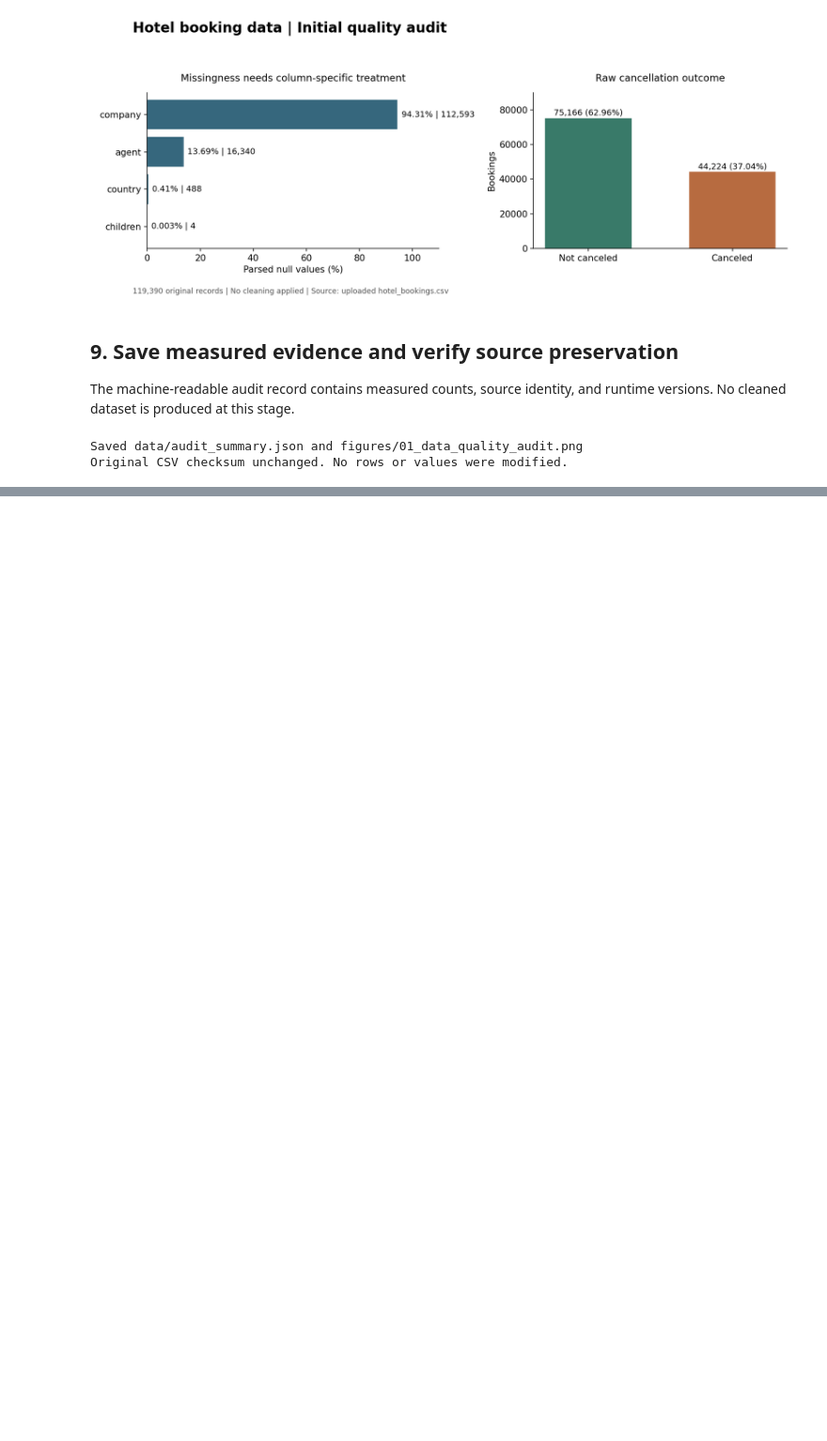
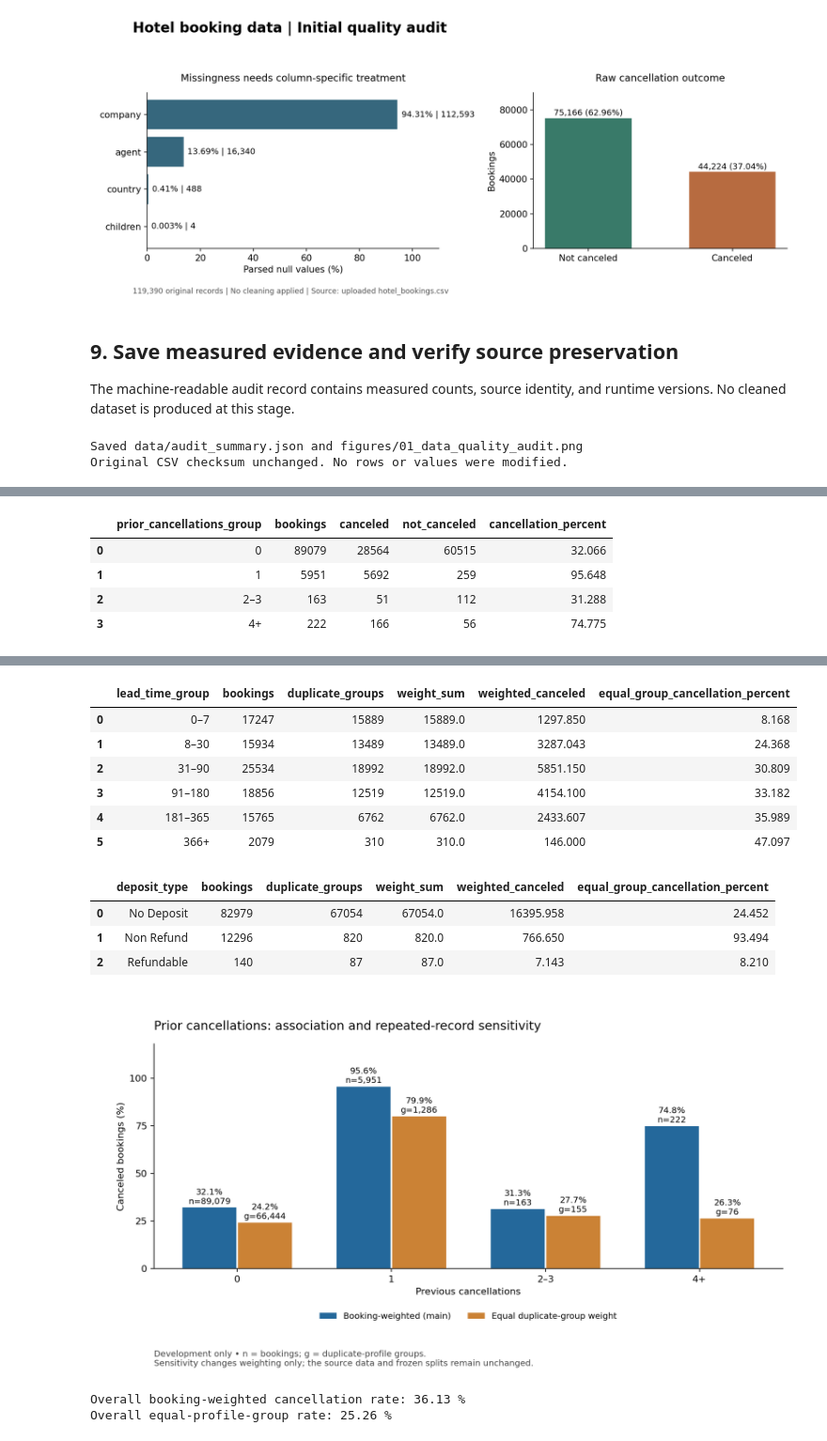
Before and after one commit to faraaz1027-cloud/cse437-hotel-cancellation-15, a Jupyter notebook: notebooks/01_data_audit_and_eda.ipynb, the cells around one changed output, grey strips where cells are left out. Shown at 94% size. Cells and saved outputs as stored; diff of their text form; code cells hidden in the pictures; blank space fills up the shorter version.

```diff
--- a/notebooks/01_data_audit_and_eda.ipynb
+++ b/notebooks/01_data_audit_and_eda.ipynb
@@ -344,0 +476,14 @@ OpenAI ChatGPT/Codex assisted with audit code, execution, figures, and interpret
+# %%
+display(eda_tables['prior_cancellation_rates'].round(3))
+display(eda_tables['sensitivity_prior_cancellations'].round(3))
+display(eda_tables['sensitivity_lead_time'].round(3))
+display(eda_tables['sensitivity_deposit'].round(3))
+display(Image(filename=str(ROOT / 'figures/05_prior_cancellations_sensitivity.png')))
+print('Overall booking-weighted cancellation rate:', round(eda_summary['cancellation_percent'],2),'%')
+print('Overall equal-profile-group rate:', round(eda_summary['equal_group_cancellation_percent'],2),'%')
+# %% [output]
+|  | prior_cancellations_group | bookings | canceled | not_canceled | cancellation_percent |
+| 0 | 0 | 89079 | 28564 | 60515 | 32.066 |
+| 1 | 1 | 5951 | 5692 | 259 | 95.648 |
+| 2 | 2–3 | 163 | 51 | 112 | 31.288 |
+| 3 | 4+ | 222 | 166 | 56 | 74.775 |
@@ -344,0 +495,14 @@ OpenAI ChatGPT/Codex assisted with audit code, execution, figures, and interpret
+|  | lead_time_group | bookings | duplicate_groups | weight_sum | weighted_canceled | equal_group_cancellation_percent |
+| 0 | 0–7 | 17247 | 15889 | 15889.0 | 1297.850 | 8.168 |
+| 1 | 8–30 | 15934 | 13489 | 13489.0 | 3287.043 | 24.368 |
+| 2 | 31–90 | 25534 | 18992 | 18992.0 | 5851.150 | 30.809 |
+| 3 | 91–180 | 18856 | 12519 | 12519.0 | 4154.100 | 33.182 |
+| 4 | 181–365 | 15765 | 6762 | 6762.0 | 2433.607 | 35.989 |
+| 5 | 366+ | 2079 | 310 | 310.0 | 146.000 | 47.097 |
+|  | deposit_type | bookings | duplicate_groups | weight_sum | weighted_canceled | equal_group_cancellation_percent |
+| 0 | No Deposit | 82979 | 67054 | 67054.0 | 16395.958 | 24.452 |
+| 1 | Non Refund | 12296 | 820 | 820.0 | 766.650 | 93.494 |
+| 2 | Refundable | 140 | 87 | 87.0 | 7.143 | 8.210 |
+[figure, added]
+Overall booking-weighted cancellation rate: 36.13 %
+Overall equal-profile-group rate: 25.26 %
```
Also changed, not shown: parts of 13 cells of this notebook, 25 other files.
